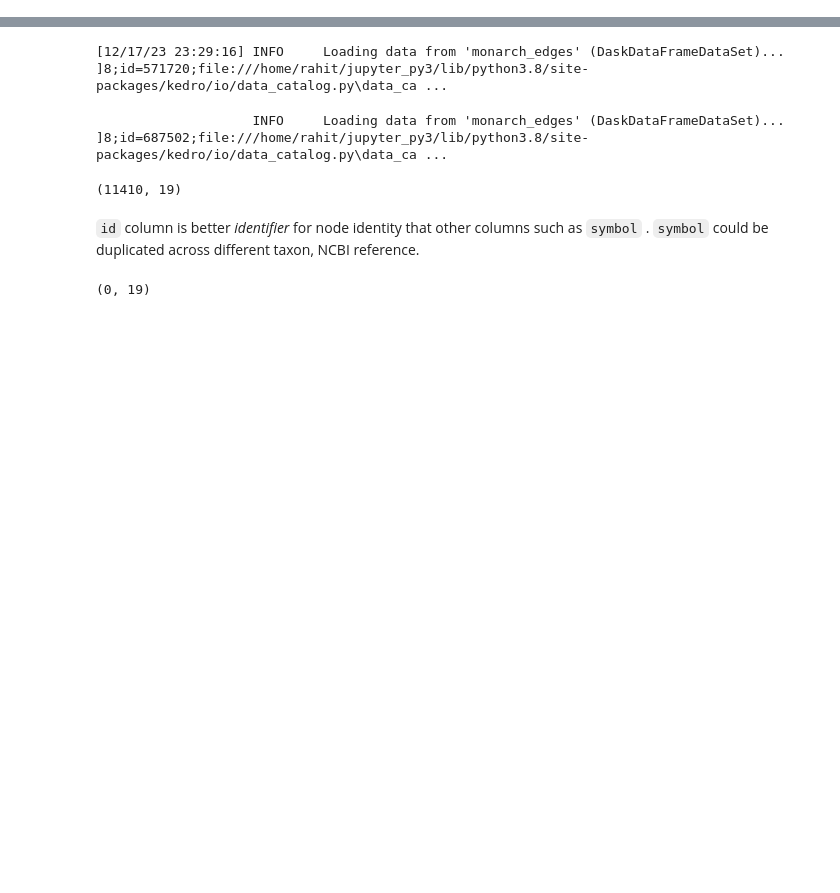
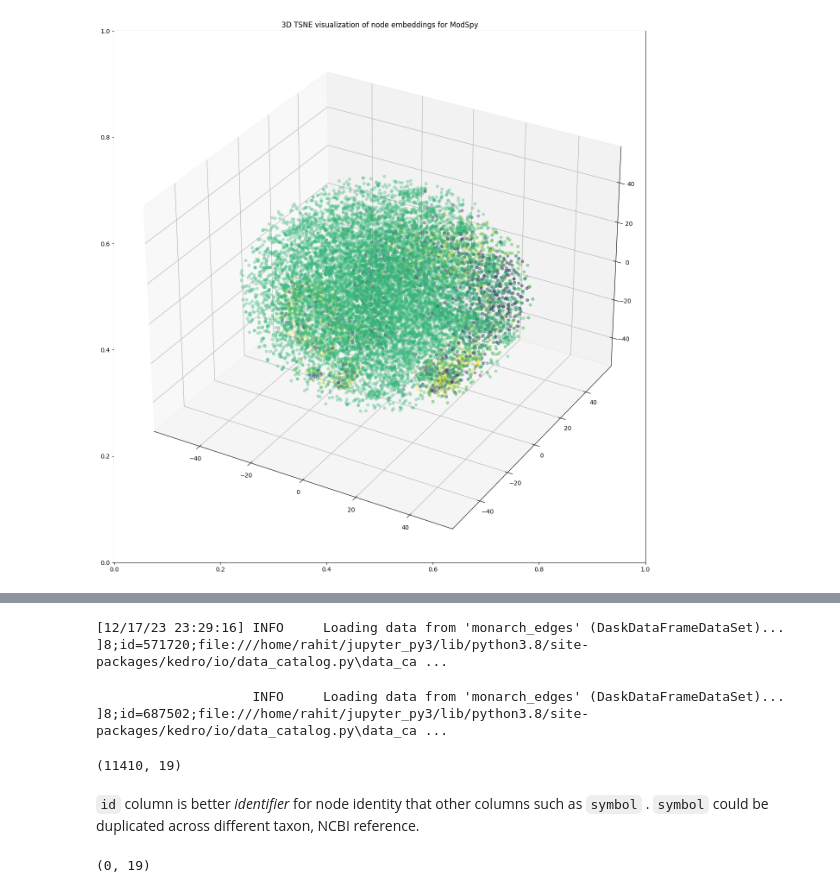
Before and after one commit to MTG-Lab/modspy-data, a Jupyter notebook: notebooks/9_monarch_gnn.ipynb, the cells around one changed output, grey strips where cells are left out. Cells and saved outputs as stored; diff of their text form; code cells hidden in the pictures; blank space fills up the shorter version.

Commit message:
🚧 WIP: Monarch metapath2vec embedding using stellergraph

```diff
--- a/notebooks/9_monarch_gnn.ipynb
+++ b/notebooks/9_monarch_gnn.ipynb
@@ -53,0 +308,16 @@ from torch_geometric.utils import convert
+# %%
+walk_length = 100  # maximum length of a random walk to use throughout this notebook
+
+from stellargraph.data import UniformRandomMetaPathWalk
+
+# Create the random walker
+rw = UniformRandomMetaPathWalk(monarch_graph)
+
+walks = rw.run(
+    nodes=list(monarch_graph.nodes()),  # root nodes
+    length=walk_length,  # maximum length of a random walk
+    n=1,  # number of random walks per root node
+    metapaths=metapaths,  # the metapaths
+)
+
+print("Number of random walks: {}".format(len(walks)))
@@ -53,0 +326,5 @@ from torch_geometric.utils import convert
+# %%
+from gensim.models import Word2Vec
+
+model = Word2Vec(walks, vector_size=128, window=5, min_count=0, sg=1, workers=2, epochs=1)
+model.wv.vectors.shape  # 128-dimensional vector for each node in the graph
@@ -53,0 +333,7 @@ from torch_geometric.utils import convert
+# %%
+# Retrieve node embeddings and corresponding subjects
+node_ids = model.wv.index_to_key  # list of node IDs
+node_embeddings = (
+    model.wv.vectors
+)  # numpy.ndarray of size number of nodes times embeddings dimensionality
+node_targets = [monarch_graph.node_type(node_id) for node_id in node_ids]
@@ -53,0 +348,6 @@ from torch_geometric.utils import convert
+# %%
+transform = TSNE  # PCA
+
+_trans = transform(n_components=3)
+node_embeddings_2d = _trans.fit_transform(node_embeddings)
+node_embeddings_2d
@@ -53,0 +368,13 @@ from torch_geometric.utils import convert
+# %%
+# draw the points
+label_map = {l: i for i, l in enumerate(np.unique(node_targets))}
+node_colours = [label_map[target] for target in node_targets]
+
+fig = plt.figure(figsize=(20, 16))
+plt.axes().set(aspect="equal")
+ax = fig.add_subplot(111, projection='3d')
+ax.scatter(node_embeddings_2d[:, 0], node_embeddings_2d[:, 1], node_embeddings_2d[:, 2], c=node_colours, alpha=0.3)
+plt.title("3D {} visualization of node embeddings for ModSpy".format(transform.__name__))
+plt.show()
+# %% [output]
+[figure, added]
```
Also changed, not shown: parts of 56 cells of this notebook, 5 other files.
